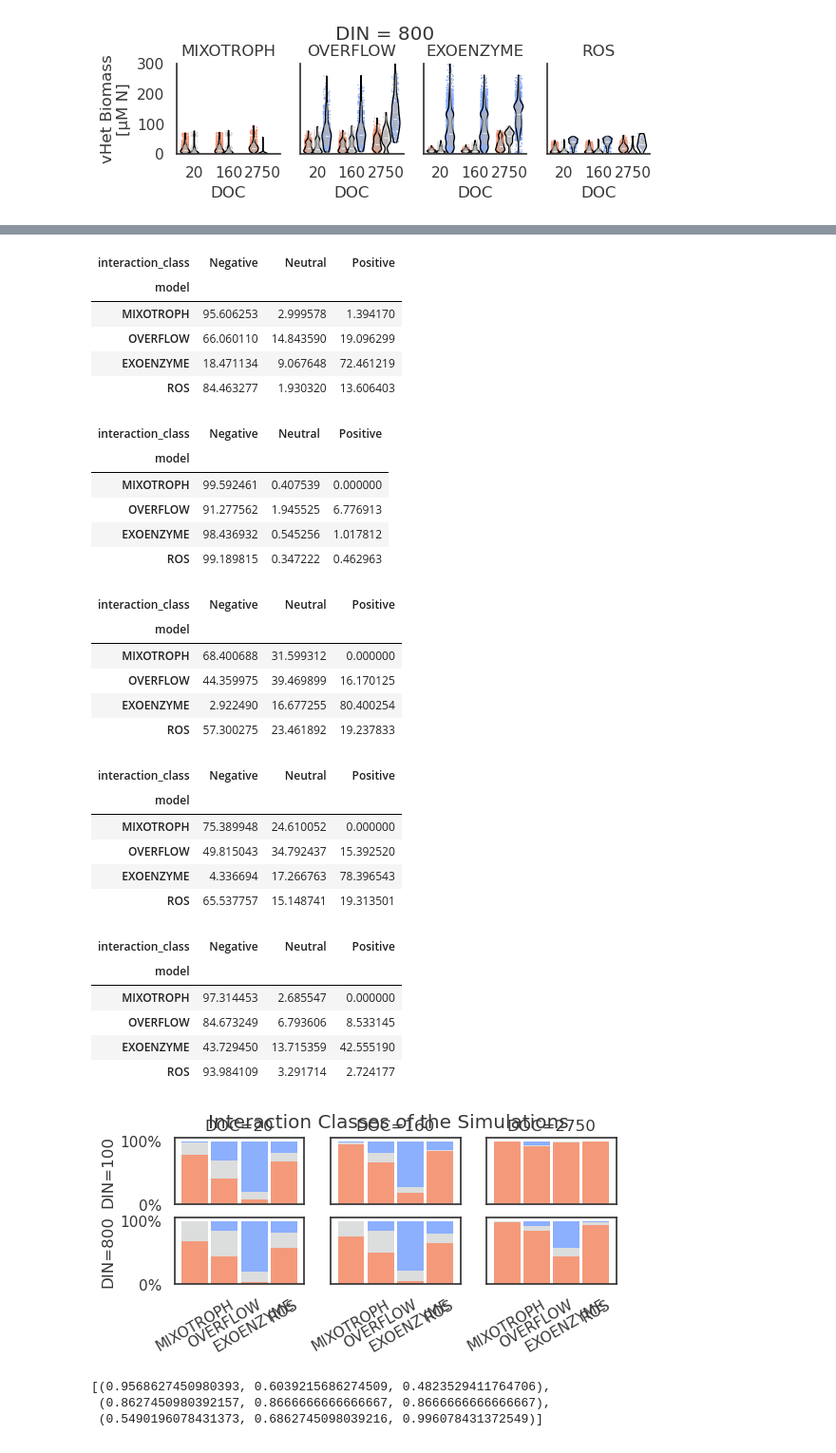
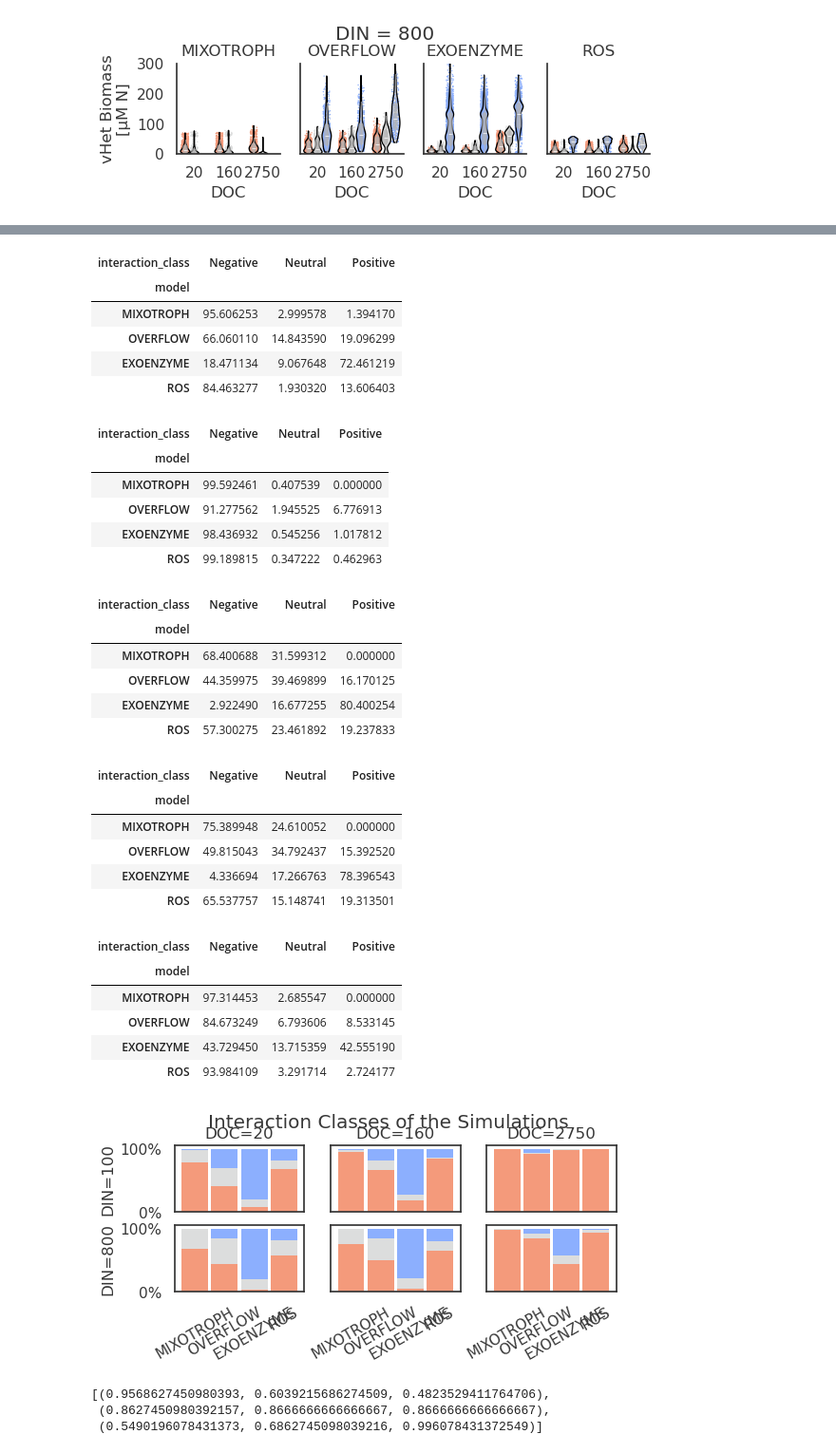
Before and after one commit to wosnat/recycle_model, a Jupyter notebook: STORE_model/notebooks/model_store_analyze_monte_biogeo_reruns.ipynb, the cells around one changed output, grey strips where cells are left out. Shown at 95% size. Drawn from its saved outputs; the diff is of its cells as text; code cells hidden in the pictures.

```diff
--- a/STORE_model/notebooks/model_store_analyze_monte_biogeo_reruns.ipynb
+++ b/STORE_model/notebooks/model_store_analyze_monte_biogeo_reruns.ipynb
@@ -701,7 +701,7 @@ for row_idx, din_val  in enumerate(din_order):
             ax=ax
         )
         ax.tick_params(axis='x', rotation=30, )
-plt.suptitle('Interaction Classes of the Simulations', y=1.01)
+plt.suptitle('Interaction Classes of the Simulations', y=1.05)
 plt.gca().yaxis.set_major_formatter(mtick.PercentFormatter())
 #fig.legend(loc='lower center', ncol=3)
 
@@ -718,34 +718,34 @@ plt.savefig(save_fpath, format='svg', dpi=1200)
 | interaction_class | Negative | Neutral | Positive |
 | model |  |  |  |
 | MIXOTROPH | 95.606253 | 2.999578 | 1.394170 |
 | OVERFLOW | 66.060110 | 14.843590 | 19.096299 |
 | EXOENZYME | 18.471134 | 9.067648 | 72.461219 |
 | ROS | 84.463277 | 1.930320 | 13.606403 |
 | interaction_class | Negative | Neutral | Positive |
 | model |  |  |  |
 | MIXOTROPH | 99.592461 | 0.407539 | 0.000000 |
 | OVERFLOW | 91.277562 | 1.945525 | 6.776913 |
 | EXOENZYME | 98.436932 | 0.545256 | 1.017812 |
 | ROS | 99.189815 | 0.347222 | 0.462963 |
 | interaction_class | Negative | Neutral | Positive |
 | model |  |  |  |
 | MIXOTROPH | 68.400688 | 31.599312 | 0.000000 |
 | OVERFLOW | 44.359975 | 39.469899 | 16.170125 |
 | EXOENZYME | 2.922490 | 16.677255 | 80.400254 |
 | ROS | 57.300275 | 23.461892 | 19.237833 |
 | interaction_class | Negative | Neutral | Positive |
 | model |  |  |  |
 | MIXOTROPH | 75.389948 | 24.610052 | 0.000000 |
 | OVERFLOW | 49.815043 | 34.792437 | 15.392520 |
 | EXOENZYME | 4.336694 | 17.266763 | 78.396543 |
 | ROS | 65.537757 | 15.148741 | 19.313501 |
 | interaction_class | Negative | Neutral | Positive |
 | model |  |  |  |
 | MIXOTROPH | 97.314453 | 2.685547 | 0.000000 |
 | OVERFLOW | 84.673249 | 6.793606 | 8.533145 |
 | EXOENZYME | 43.729450 | 13.715359 | 42.555190 |
 | ROS | 93.984109 | 3.291714 | 2.724177 |
-[figure, old version]
+[figure, new version]
 # %%
 sns.color_palette(ipalette)
 # %% [output]
```
Also changed, not shown: 2 other files.
